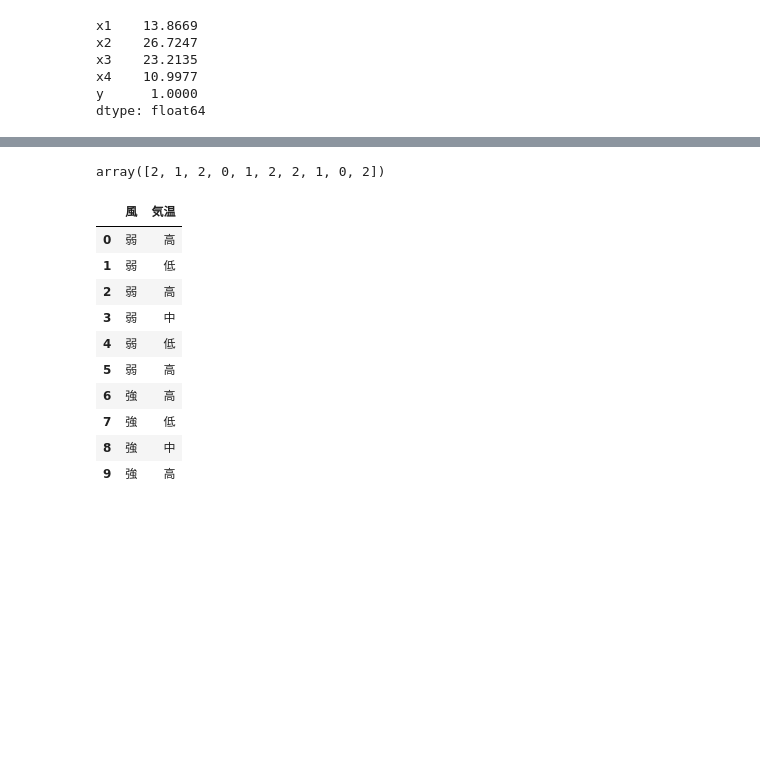
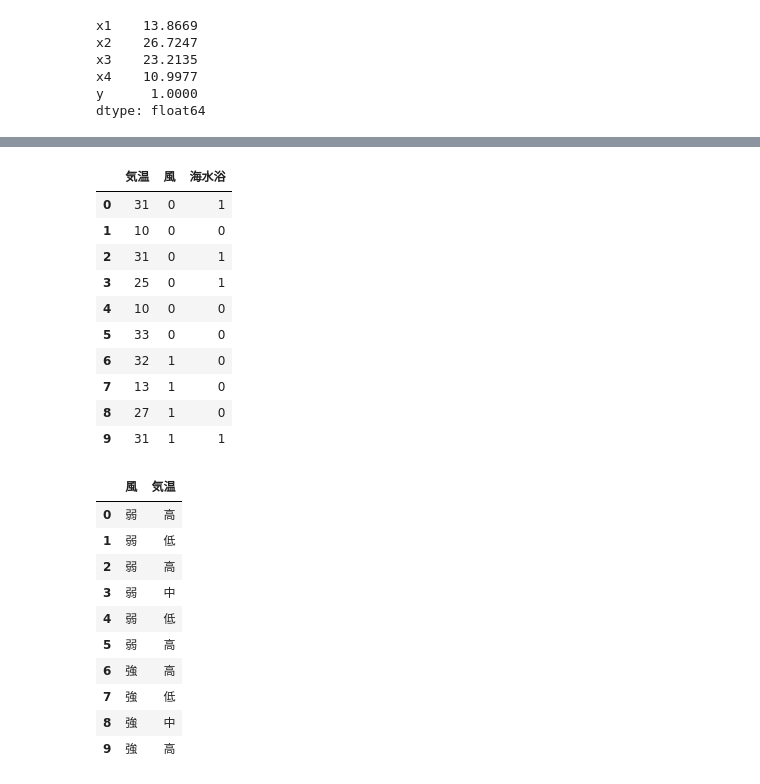
Before and after one commit to kaneshirok/tree, a Jupyter notebook: 決定木実装会.ipynb, the cells around one changed output, grey strips where cells are left out. Drawn from its saved outputs; the diff is of its cells as text; code cells hidden in the pictures; blank space fills up the shorter version.

```diff
--- a/決定木実装会.ipynb
+++ b/決定木実装会.ipynb
@@ -79,9 +79,24 @@ test.head()
 # %%
 le = preprocessing.LabelEncoder()
-le.fit(test['気温'])
-le.transform(test['気温'])
+for colum in test.columns:
+    if '気温' == colum:
+        continue
+    le.fit(test[colum])
+    test[colum] = le.transform(test[colum])
+test['気温'] = test['気温'].astype(np.int64)
+test
 # %% [output]
-array([2, 1, 2, 0, 1, 2, 2, 1, 0, 2])
+|  | 気温 | 風 | 海水浴 |
+| 0 | 31 | 0 | 1 |
+| 1 | 10 | 0 | 0 |
+| 2 | 31 | 0 | 1 |
+| 3 | 25 | 0 | 1 |
+| 4 | 10 | 0 | 0 |
+| 5 | 33 | 0 | 0 |
+| 6 | 32 | 1 | 0 |
+| 7 | 13 | 1 | 0 |
+| 8 | 27 | 1 | 0 |
+| 9 | 31 | 1 | 1 |
 # %%
 test['海水浴'].value_counts()[0]
 test.drop('海水浴', axis=1)
```
Also changed, not shown: parts of 3 cells of this notebook.
